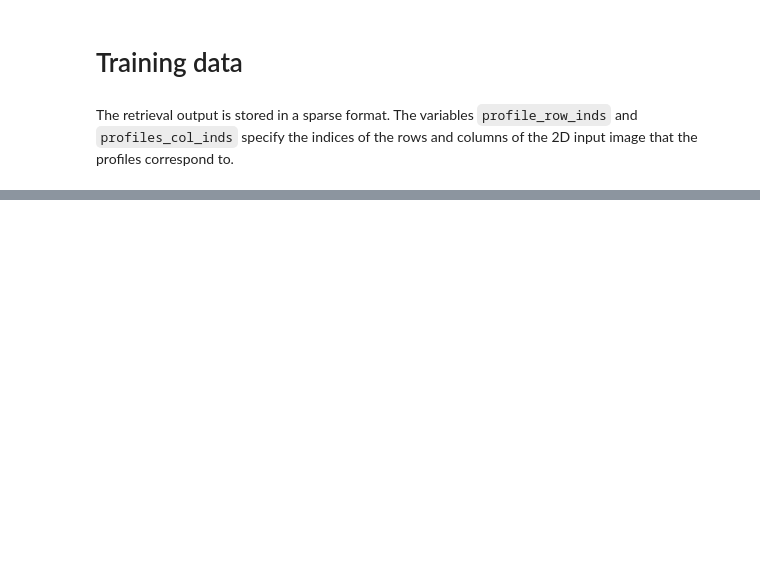
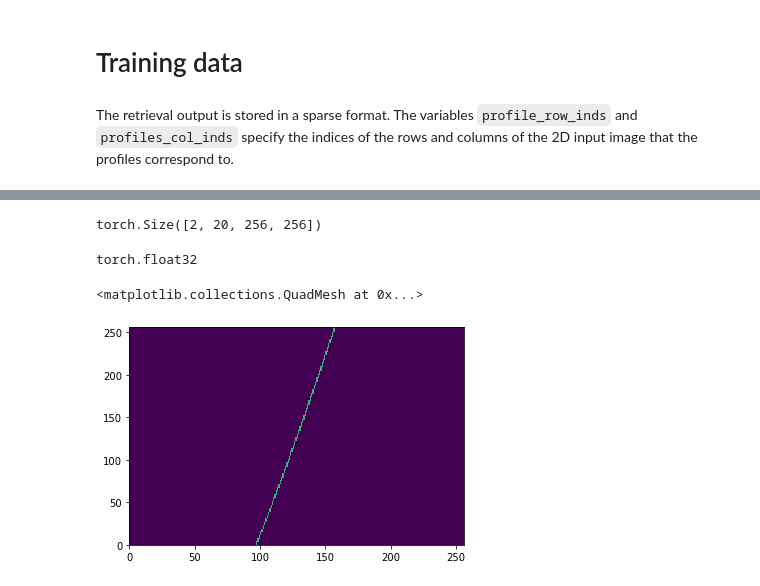
Before and after one commit to SEE-GEO/ccic, a Jupyter notebook: notebooks/training_data.ipynb, the cells around one changed output, grey strips where cells are left out. Cells and saved outputs as stored; diff of their text form; code cells hidden in the pictures; blank space fills up the shorter version.

```diff
--- a/notebooks/training_data.ipynb
+++ b/notebooks/training_data.ipynb
@@ -61,0 +102,3 @@ plt.colorbar(m, cax=cax, label="Cloud class")
+# %%
+from ccic.data.training_data import CCICDataset
+training_data = CCICDataset("/home/simonpf/data_3/ccic/training_data/")
@@ -61,0 +154,15 @@ plt.colorbar(m, cax=cax, label="Cloud class")
+# %%
+y["cloud_class"].shape
+# %% [output]
+torch.Size([2, 20, 256, 256])
+# %%
+x, y = training_data[0]
+# %%
+y["iwc"].dtype
+# %% [output]
+torch.float32
+# %%
+plt.pcolormesh(y["cloud_mask"], vmin=-1, vmax=2)
+# %% [output]
+<matplotlib.collections.QuadMesh at 0x...>
+[figure, added]
```
Also changed, not shown: parts of 19 cells of this notebook, 8 other files.
